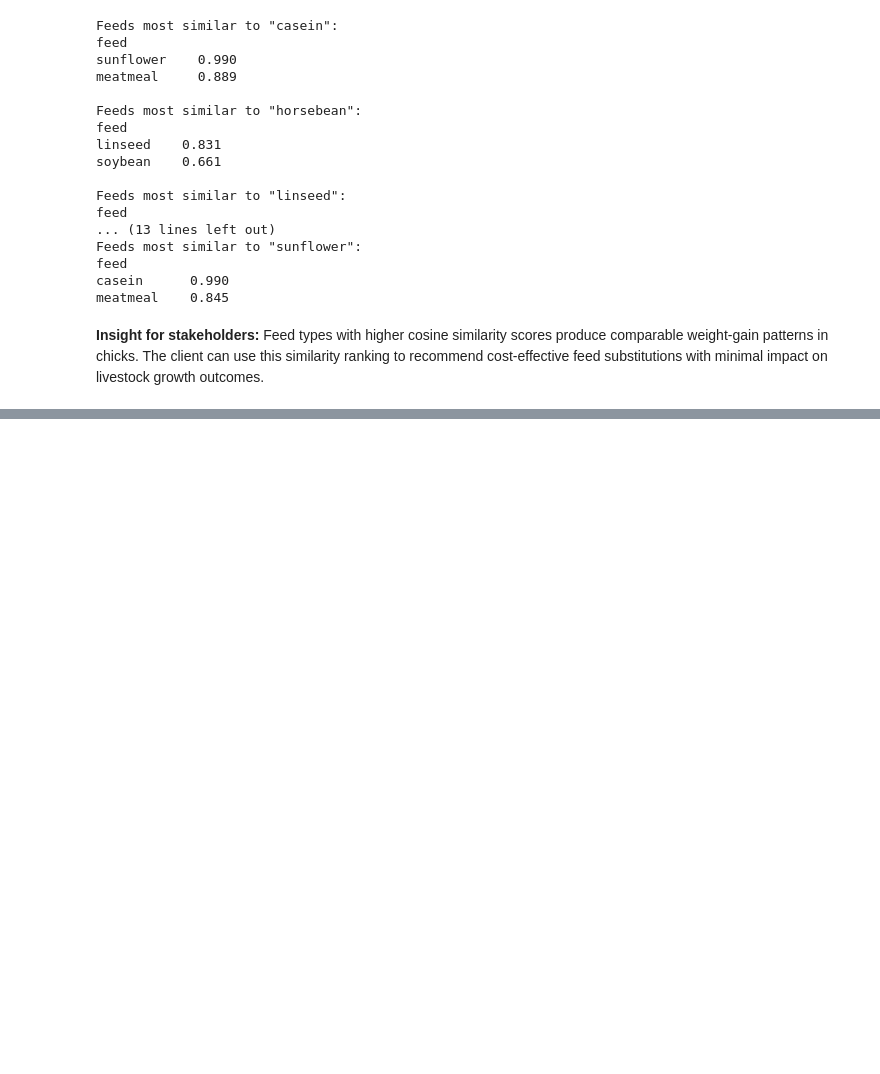
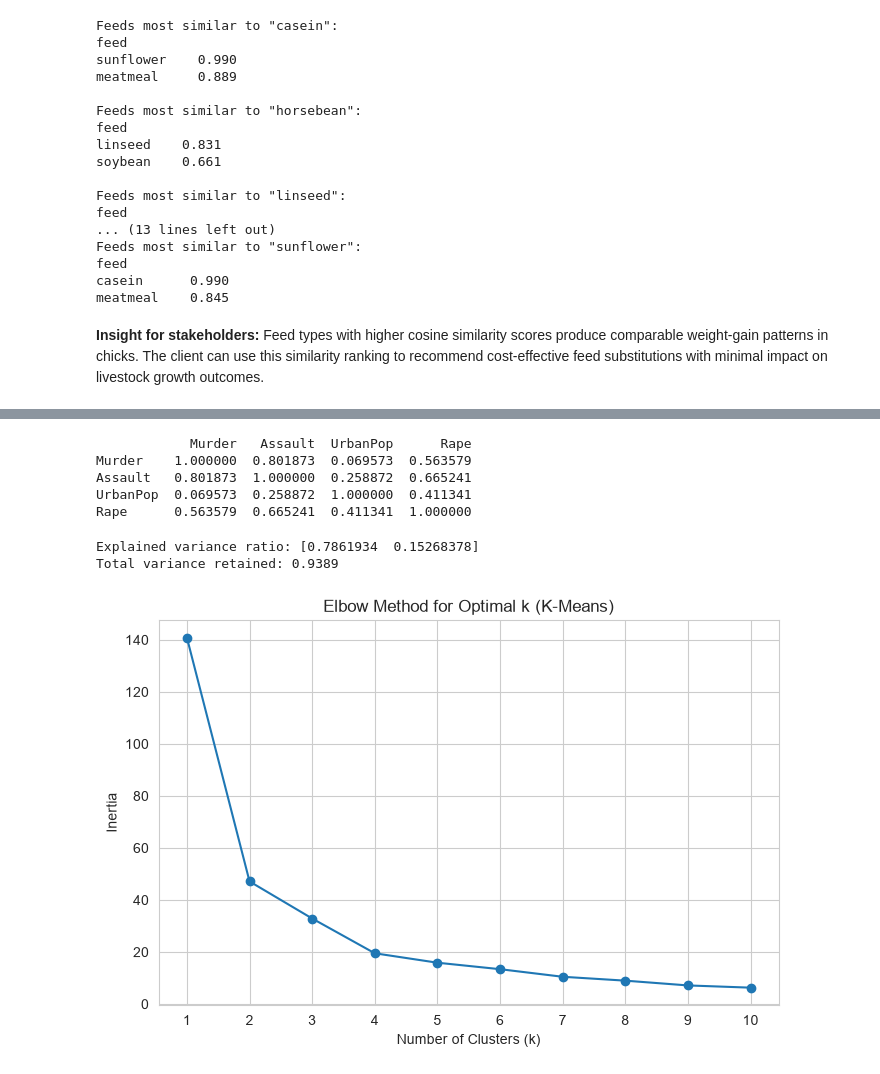
Before and after one commit to Kayce-joy/DataVine-Analytics, a Jupyter notebook: 8.ipynb, the cells around one changed output, grey strips where cells are left out. Drawn from its saved outputs; the diff is of its cells as text; code cells hidden in the pictures; blank space fills up the shorter version.

Commit message:
Clustering (K-Means & GMM) for the USArrests Datset

```diff
--- a/8.ipynb
+++ b/8.ipynb
@@ -489,0 +495,8 @@ meatmeal    0.845
+# %%
+# Standardize the dataset for consistency
+scaler_us = StandardScaler()
+usarrests_scaled = pd.DataFrame(
+    scaler_us.fit_transform(usarrests_df),
+    columns=usarrests_df.columns, index=usarrests_df.index
+)
+usarrests_scaled.head()
@@ -489,0 +511,40 @@ meatmeal    0.845
+# %%
+# Select the top 3 relevant features for clustering
+# UrbanPop measures urbanization rather than crime, and correlates least with the crime
+# variables, so we keep the three crime-related features: Murder, Assault, Rape.
+print(usarrests_scaled.corr())
+
+top3_features = ['Murder', 'Assault', 'Rape']
+X_cluster = usarrests_scaled[top3_features].values
+# %% [output]
+            Murder   Assault  UrbanPop      Rape
+Murder    1.000000  0.801873  0.069573  0.563579
+Assault   0.801873  1.000000  0.258872  0.665241
+UrbanPop  0.069573  0.258872  1.000000  0.411341
+Rape      0.563579  0.665241  0.411341  1.000000
+# %%
+# Apply PCA to reduce the dataset to 2 principal components
+pca_us = PCA(n_components=2, random_state=RANDOM_STATE)
+X_pca = pca_us.fit_transform(X_cluster)
+print(f'Explained variance ratio: {pca_us.explained_variance_ratio_}')
+print(f'Total variance retained: {np.sum(pca_us.explained_variance_ratio_):.4f}')
+# %% [output]
+Explained variance ratio: [0.7861934  0.15268378]
+Total variance retained: 0.9389
+# %%
+# Elbow method to determine the optimal number of K-Means clusters
+inertias = []
+k_range = range(1, 11)
+for k in k_range:
+    km = KMeans(n_clusters=k, random_state=RANDOM_STATE, n_init=10)
+    km.fit(X_pca)
+    inertias.append(km.inertia_)
+
+plt.plot(k_range, inertias, marker='o')
+plt.xlabel('Number of Clusters (k)')
+plt.ylabel('Inertia')
+plt.title('Elbow Method for Optimal k (K-Means)')
+plt.xticks(list(k_range))
+plt.show()
+# %% [output]
+[figure, added]
```
Also changed, not shown: parts of 12 cells of this notebook.
